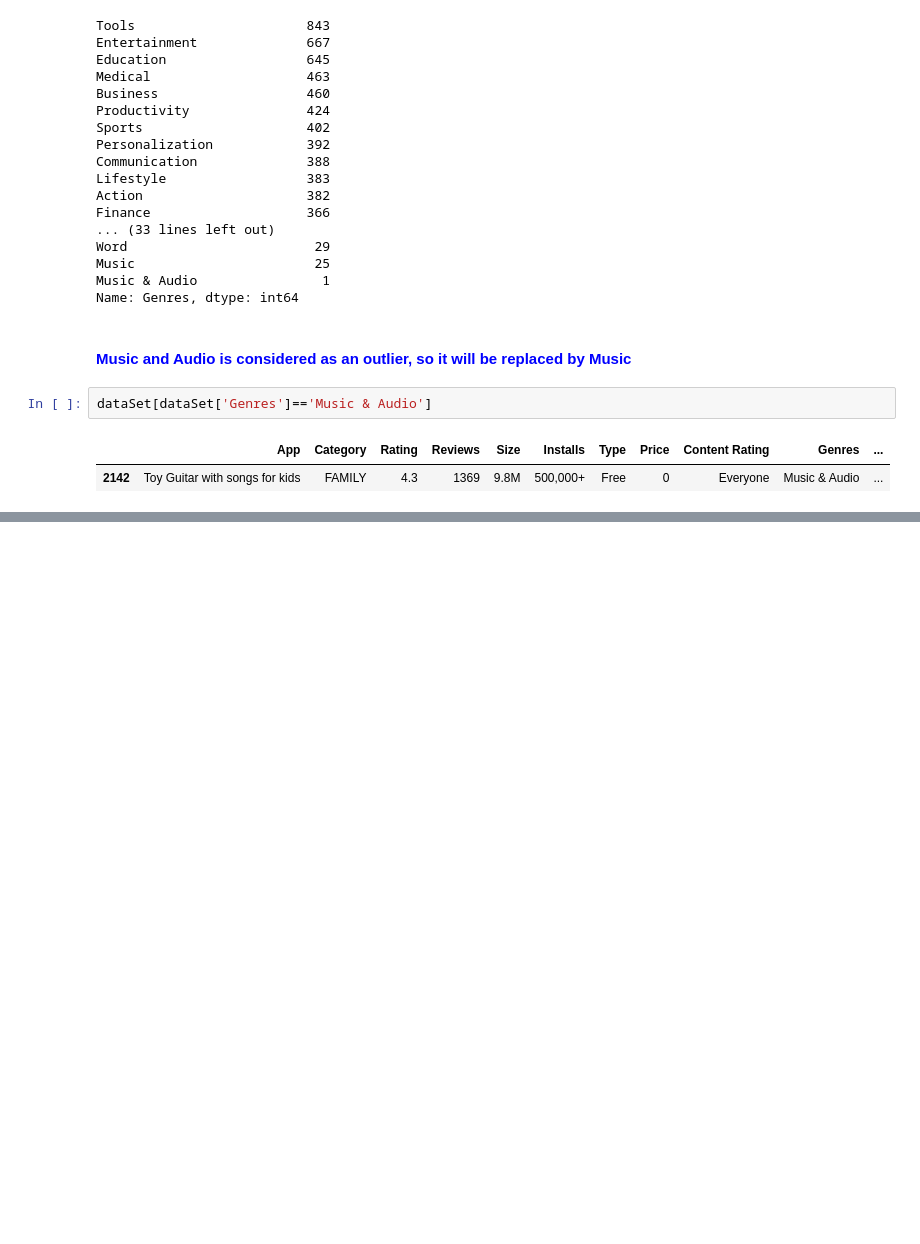
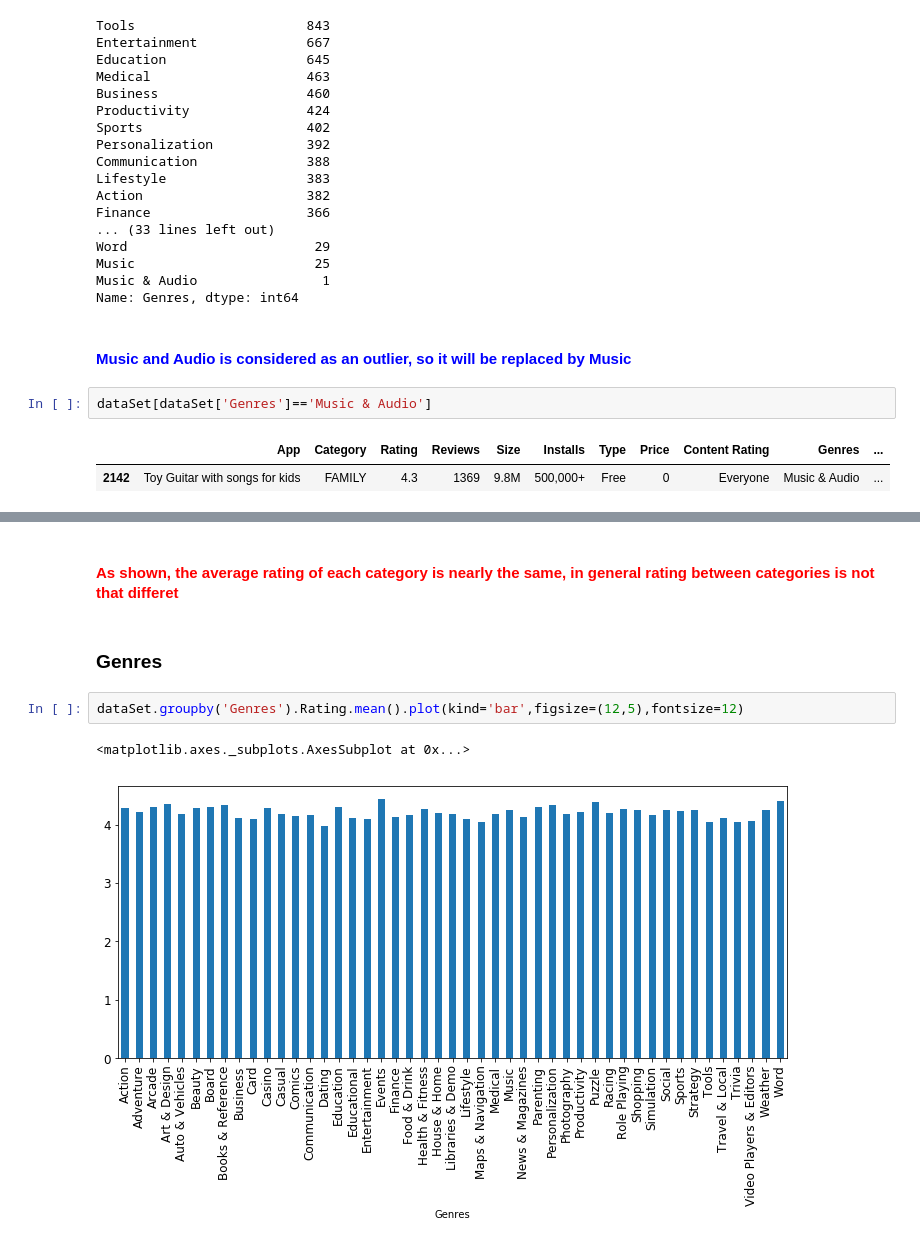
Before and after one commit to yasmeenel3sh/DataEngineeringCourseProject, a Jupyter notebook: google-play-store-apps/yasmeen.ipynb, the cells around one changed output, grey strips where cells are left out. Saved outputs shown, nothing was run; the diff lists cells and outputs as text; blank space fills up the shorter version.

```diff
--- a/google-play-store-apps/yasmeen.ipynb
+++ b/google-play-store-apps/yasmeen.ipynb
@@ -282,0 +348,9 @@ newGenres=dataSet['Genres'].replace(to_replace='Music & Audio',value="Music",inp
+# %% [markdown]
+#### <span style="color:Red">As shown, the average rating of each category is nearly the same, in general rating between categories is not that differet</span>
+# %% [markdown]
+### Genres
+# %%
+dataSet.groupby('Genres').Rating.mean().plot(kind='bar',figsize=(12,5),fontsize=12)
+# %% [output]
+<matplotlib.axes._subplots.AxesSubplot at 0x...>
+[figure, added]
```
Also changed, not shown: parts of 21 cells of this notebook.
